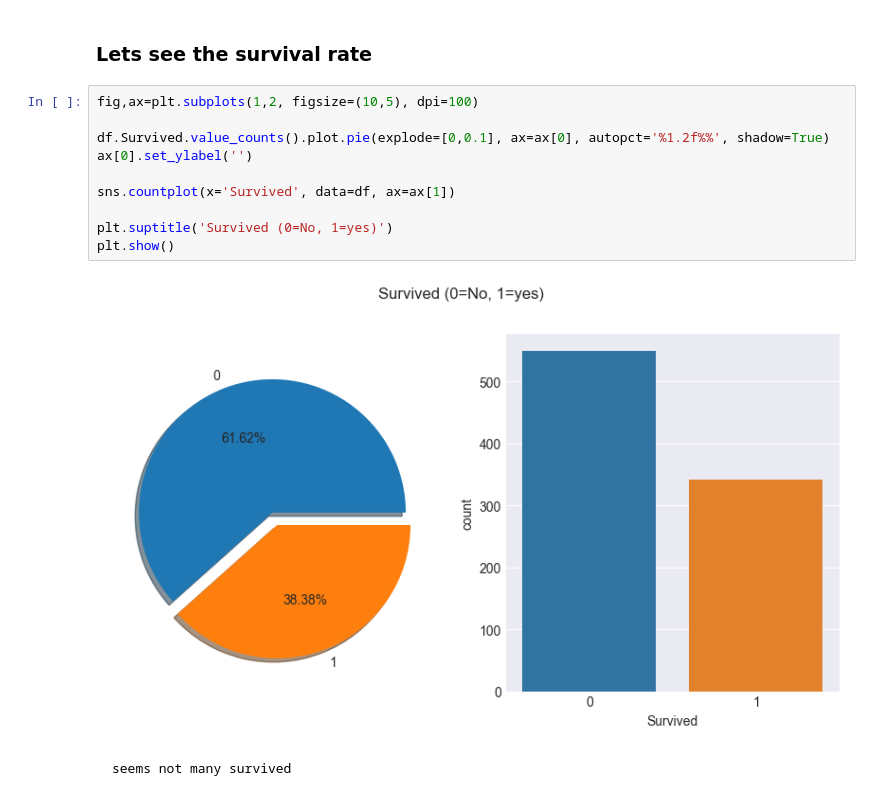
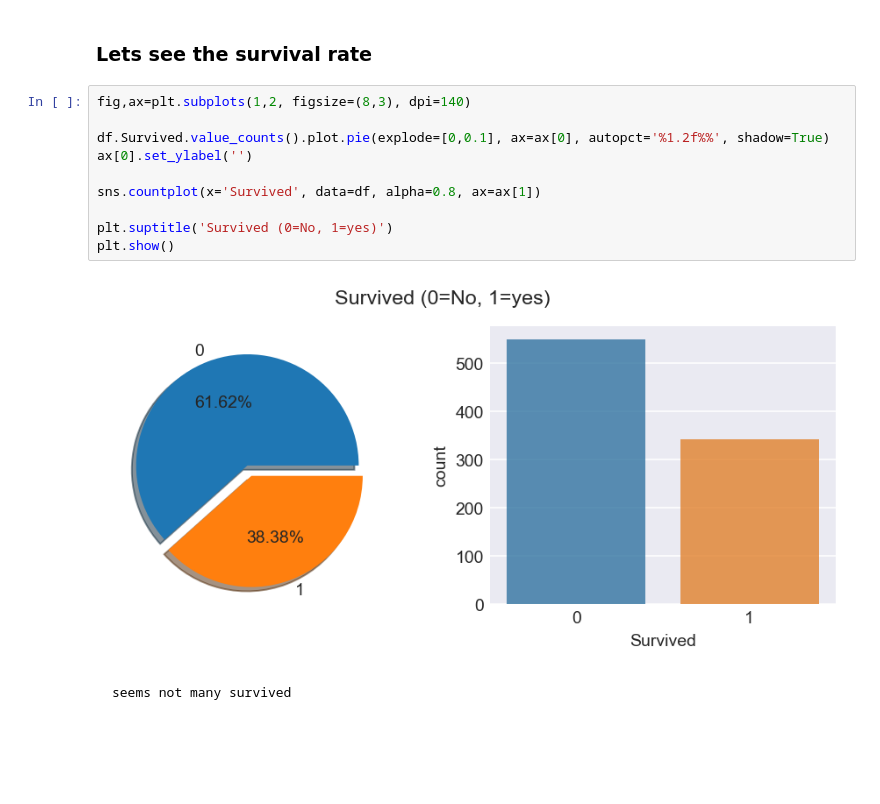
Before and after one commit to afzalmp40/EDA, a Jupyter notebook: titanic EDA/titanic EDA.ipynb, the cells around one changed output. Drawn from its saved outputs; the diff is of its cells as text; blank space fills up the shorter version.

Commit message:
improved code and visualisations

```diff
--- a/titanic EDA/titanic EDA.ipynb
+++ b/titanic EDA/titanic EDA.ipynb
@@ -330,17 +330,17 @@ df.head()
 # %% [markdown]
 ### Lets see the survival rate
 # %%
-fig,ax=plt.subplots(1,2, figsize=(10,5), dpi=100)
+fig,ax=plt.subplots(1,2, figsize=(8,3), dpi=140)
 
 df.Survived.value_counts().plot.pie(explode=[0,0.1], ax=ax[0], autopct='%1.2f%%', shadow=True)
 ax[0].set_ylabel('')
 
-sns.countplot(x='Survived', data=df, ax=ax[1])
+sns.countplot(x='Survived', data=df, alpha=0.8, ax=ax[1])
 
 plt.suptitle('Survived (0=No, 1=yes)')
 plt.show()
 # %% [output]
-[figure, old version]
+[figure, new version]
 # %% [markdown]
     seems not many survived
 # %%
```
Also changed, not shown: parts of 16 cells of this notebook, 1 other file.
